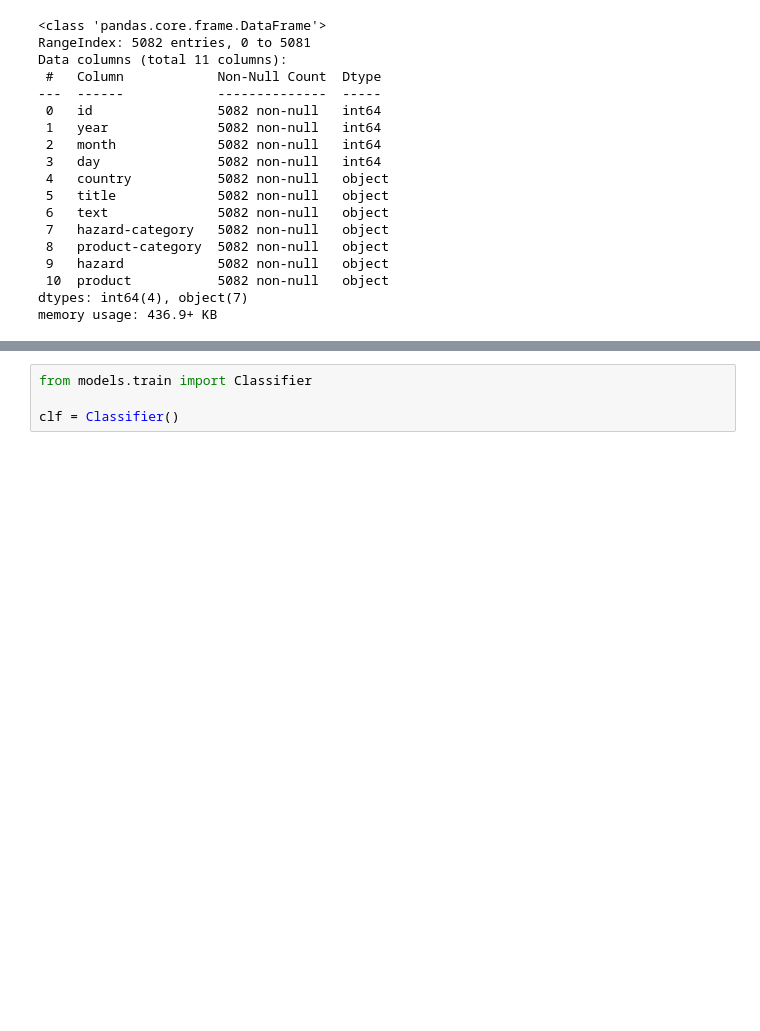
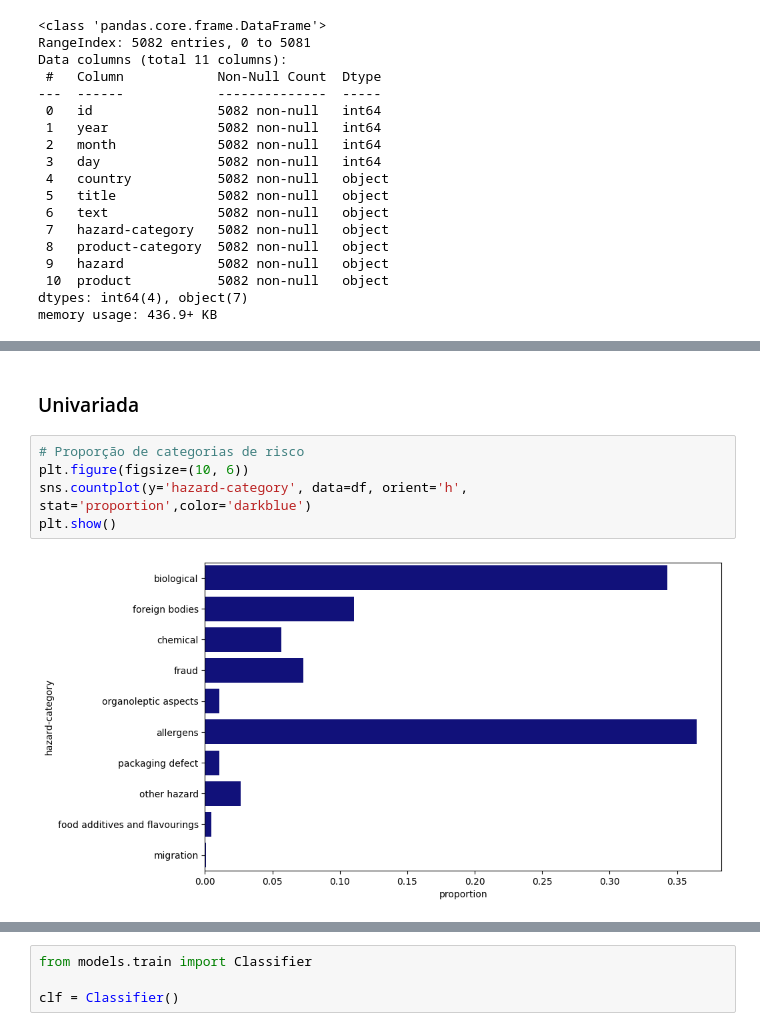
Before and after one commit to matheuscamposmt/food-hazard-bert, a Jupyter notebook: notebooks/analysis.ipynb, the cells around one changed output, grey strips where cells are left out. Saved outputs shown, nothing was run; the diff lists cells and outputs as text; blank space fills up the shorter version.

```diff
--- a/notebooks/analysis.ipynb
+++ b/notebooks/analysis.ipynb
@@ -46,3 +46,12 @@ df.head()
 | 2 | 2 | 1994 | 3 | 28 | us | Recall Notification: FSIS-014-94 | Case Number: 014-94 \n Date Opene... | biological | meat, egg and dairy products | ... |
 | 3 | 3 | 1994 | 4 | 3 | us | Recall Notification: FSIS-009-94 | Case Number: 009-94 \n Date Opene... | foreign bodies | meat, egg and dairy products | ... |
 | 4 | 4 | 1994 | 7 | 1 | us | Recall Notification: FSIS-001-94 | Case Number: 001-94 \n Date Opene... | foreign bodies | meat, egg and dairy products | ... |
+# %% [markdown]
+### Univariada
+# %%
+# Proporção de categorias de risco
+plt.figure(figsize=(10, 6))
+sns.countplot(y='hazard-category', data=df, orient='h', stat='proportion',color='darkblue')
+plt.show()
+# %% [output]
+[figure, added]
```
Also changed, not shown: parts of 16 cells of this notebook.
